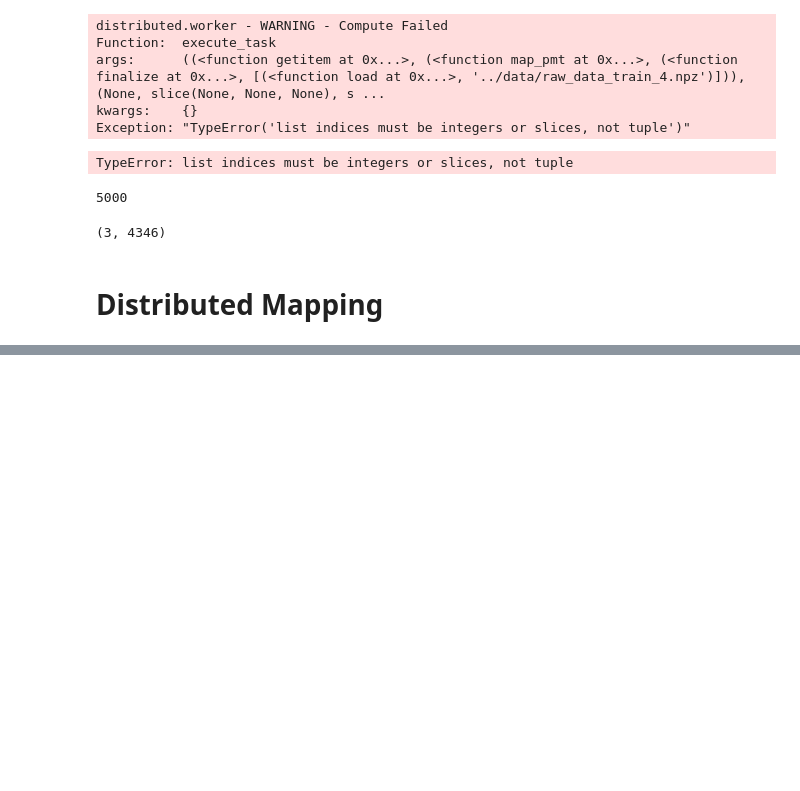
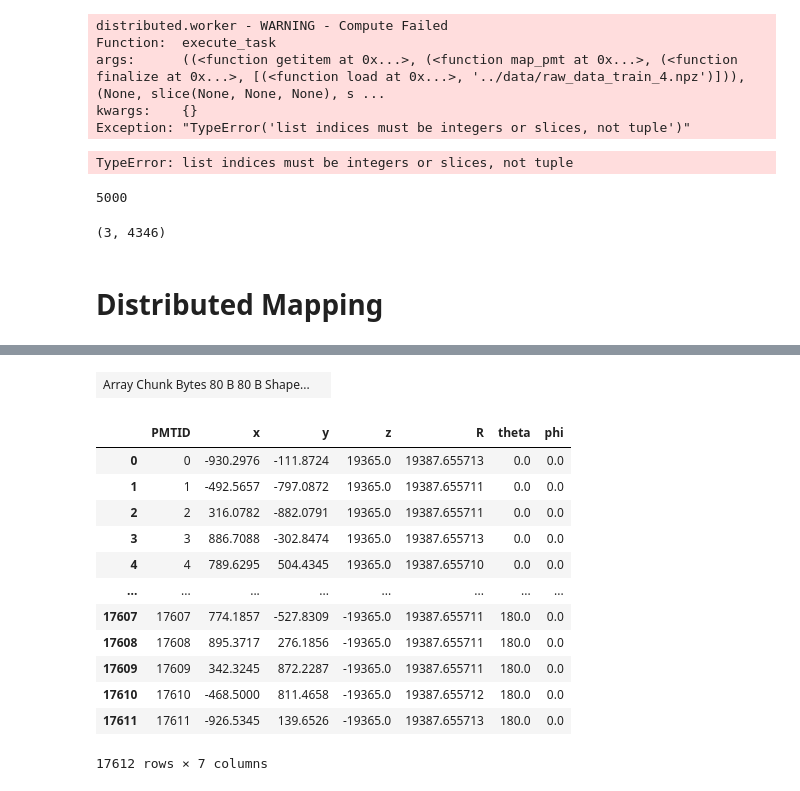
Before and after one commit to c0pp1/distributed-juno, a Jupyter notebook: dask/dask_mapping.ipynb, the cells around one changed output, grey strips where cells are left out. Drawn from its saved outputs; the diff is of its cells as text; code cells hidden in the pictures; blank space fills up the shorter version.

```diff
--- a/dask/dask_mapping.ipynb
+++ b/dask/dask_mapping.ipynb
@@ -485,0 +640,8 @@ result = client.gather(result)
+# %%
+prova1 = da.zeros(10)
+prova2 = da.ones(10)
+
+prova1[[0,1,2]] = prova2[[0,1,2]]
+prova1
+# %% [output]
+| Array Chunk Bytes 80 B 80 B Shape... |  |
@@ -485,0 +650,16 @@ result = client.gather(result)
+# %%
+pmt_positions
+# %% [output]
+|  | PMTID | x | y | z | R | theta | phi |
+| 0 | 0 | -930.2976 | -111.8724 | 19365.0 | 19387.655713 | 0.0 | 0.0 |
+| 1 | 1 | -492.5657 | -797.0872 | 19365.0 | 19387.655711 | 0.0 | 0.0 |
+| 2 | 2 | 316.0782 | -882.0791 | 19365.0 | 19387.655711 | 0.0 | 0.0 |
+| 3 | 3 | 886.7088 | -302.8474 | 19365.0 | 19387.655713 | 0.0 | 0.0 |
+| 4 | 4 | 789.6295 | 504.4345 | 19365.0 | 19387.655710 | 0.0 | 0.0 |
+| ... | ... | ... | ... | ... | ... | ... | ... |
+| 17607 | 17607 | 774.1857 | -527.8309 | -19365.0 | 19387.655711 | 180.0 | 0.0 |
+| 17608 | 17608 | 895.3717 | 276.1856 | -19365.0 | 19387.655711 | 180.0 | 0.0 |
+| 17609 | 17609 | 342.3245 | 872.2287 | -19365.0 | 19387.655711 | 180.0 | 0.0 |
+| 17610 | 17610 | -468.5000 | 811.4658 | -19365.0 | 19387.655712 | 180.0 | 0.0 |
+| 17611 | 17611 | -926.5345 | 139.6526 | -19365.0 | 19387.655713 | 180.0 | 0.0 |
+17612 rows × 7 columns
```
Also changed, not shown: parts of 30 cells of this notebook.
